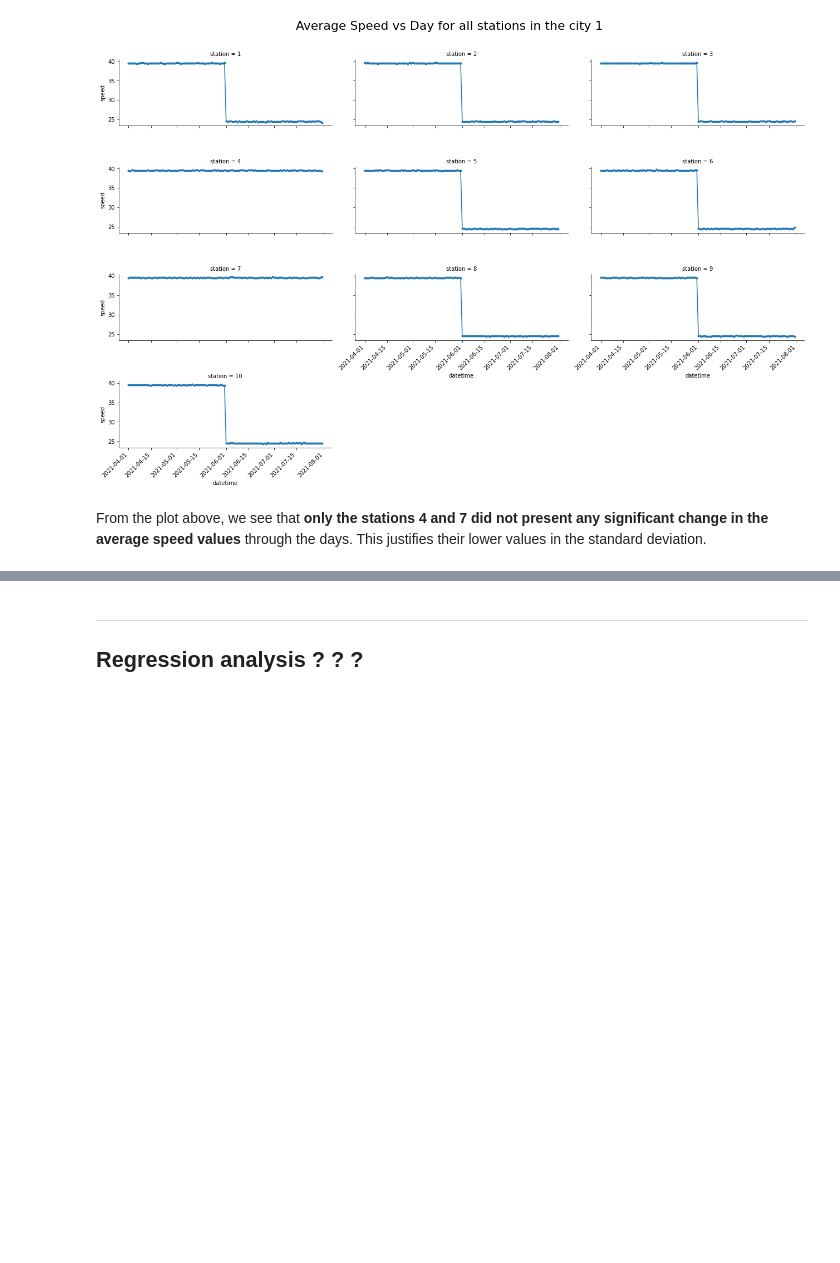
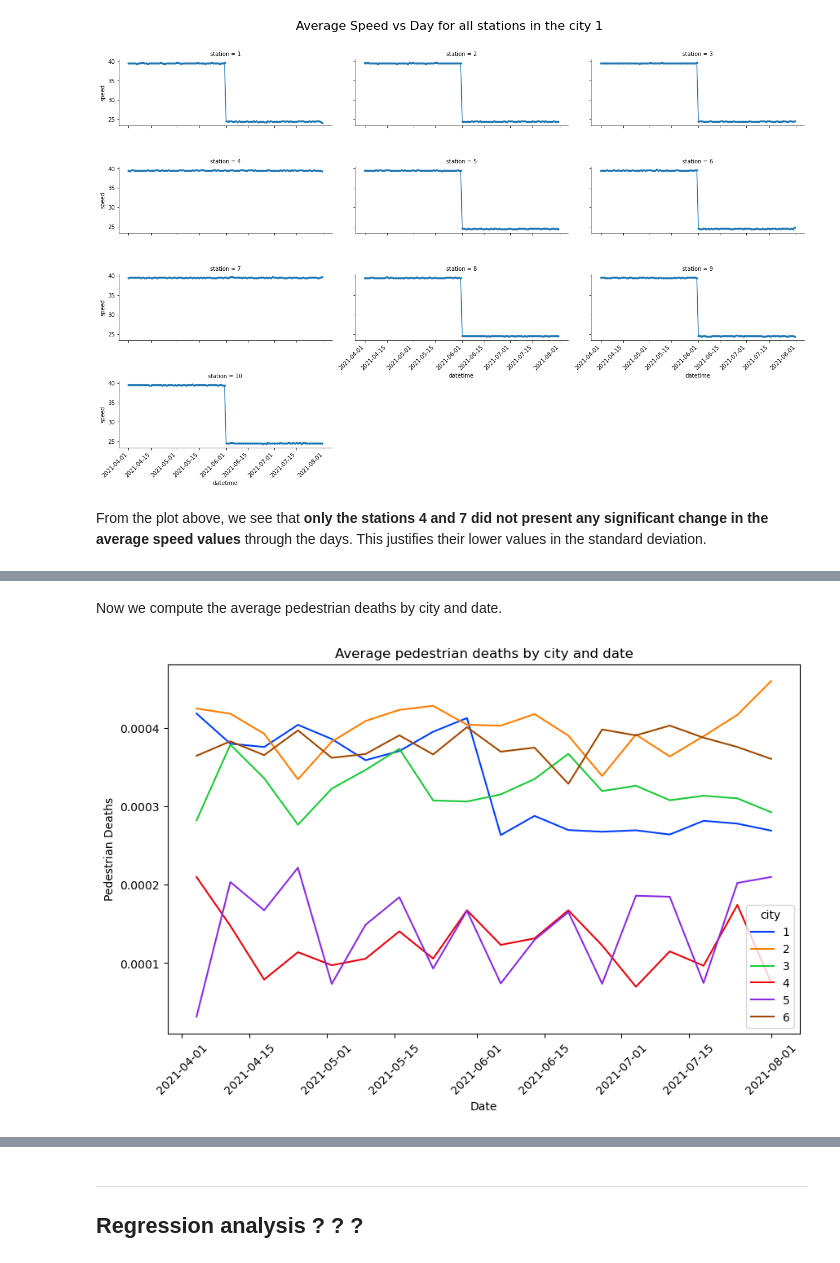
Before and after one commit to leonardohannas/MODS206_TelecomParis, a Jupyter notebook: notebook.ipynb, the cells around one changed output, grey strips where cells are left out. Cells and saved outputs as stored; diff of their text form; code cells hidden in the pictures; blank space fills up the shorter version.

```diff
--- a/notebook.ipynb
+++ b/notebook.ipynb
@@ -224,0 +281,16 @@ From the plot above, we see that **only the stations 4 and 7 did not present any
+# %% [markdown]
+Now we compute the average pedestrian deaths by city and date.
+# %%
+pedestrian_death_cities = cities_df.copy()
+
+# groupby(['city', pd.Grouper(key='datetime', freq='W')]).mean().reset_index()
+
+plt.figure(figsize=(10, 6), dpi=100)
+sns.lineplot(x='datetime', y='pedestrianDeath', hue='city', data=pedestrian_death_cities, palette='bright')
+plt.title("Average pedestrian deaths by city and date")
+plt.ylabel("Pedestrian Deaths")
+plt.xlabel("Date")
+plt.xticks(rotation=45)
+plt.show()
+# %% [output]
+[figure, added]
```
Also changed, not shown: parts of 29 cells of this notebook.
